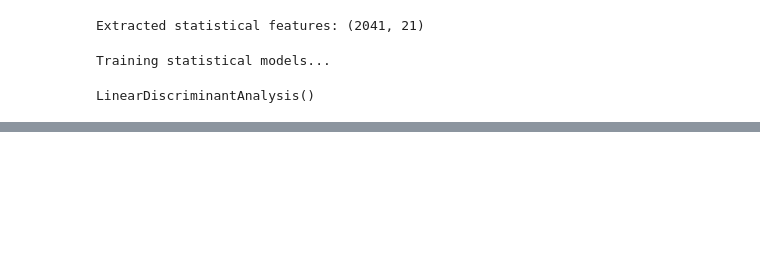
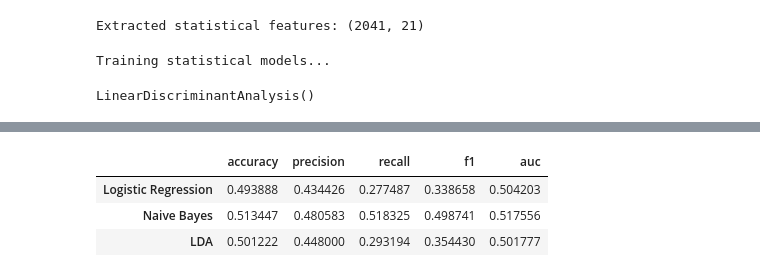
Before and after one commit to Nandhinimh/DEEPFAKE_DETECTION, a Jupyter notebook: STATISTICAL.ipynb, the cells around one changed output, grey strips where cells are left out. Saved outputs shown, nothing was run; the diff lists cells and outputs as text; code cells hidden in the pictures; blank space fills up the shorter version.

```diff
--- a/STATISTICAL.ipynb
+++ b/STATISTICAL.ipynb
@@ -151,0 +93,22 @@ print(f"\n Best Performing Statistical Model: {best_model}")
+# %%
+#Evaluate Models
+y_pred_lr  = lr.predict(X_test)
+y_pred_nb  = nb.predict(X_test)
+y_pred_lda = lda.predict(X_test)
+
+# Probabilities (for AUC)
+y_prob_lr  = lr.predict_proba(X_test)[:, 1] if hasattr(lr, "predict_proba") else None
+y_prob_nb  = nb.predict_proba(X_test)[:, 1] if hasattr(nb, "predict_proba") else None
+y_prob_lda = lda.predict_proba(X_test)[:, 1] if hasattr(lda, "predict_proba") else None
+
+def compute_metrics(y_true, y_pred, y_prob):
+    acc = accuracy_score(y_true, y_pred)
+    prec = precision_score(y_true, y_pred)
+    rec = recall_score(y_true, y_pred)
+    f1 = f1_score(y_true, y_pred)
+    auc = roc_auc_score(y_true, y_prob) if y_prob is not None else np.nan
+    return acc, prec, rec, f1, auc
+
+lr_metrics  = compute_metrics(y_test, y_pred_lr, y_prob_lr)
+nb_metrics  = compute_metrics(y_test, y_pred_nb, y_prob_nb)
+lda_metrics = compute_metrics(y_test, y_pred_lda, y_prob_lda)
@@ -151,0 +127,15 @@ print(f"\n Best Performing Statistical Model: {best_model}")
+# %%
+#  Metrics DataFrame for Visualization
+
+results_df = pd.DataFrame({
+    'Logistic Regression': lr_metrics,
+    'Naive Bayes': nb_metrics,
+    'LDA': lda_metrics
+}, index=['accuracy','precision','recall','f1','auc']).T
+
+display(results_df)
+# %% [output]
+|  | accuracy | precision | recall | f1 | auc |
+| Logistic Regression | 0.493888 | 0.434426 | 0.277487 | 0.338658 | 0.504203 |
+| Naive Bayes | 0.513447 | 0.480583 | 0.518325 | 0.498741 | 0.517556 |
+| LDA | 0.501222 | 0.448000 | 0.293194 | 0.354430 | 0.501777 |
```
Also changed, not shown: parts of 8 cells of this notebook.
